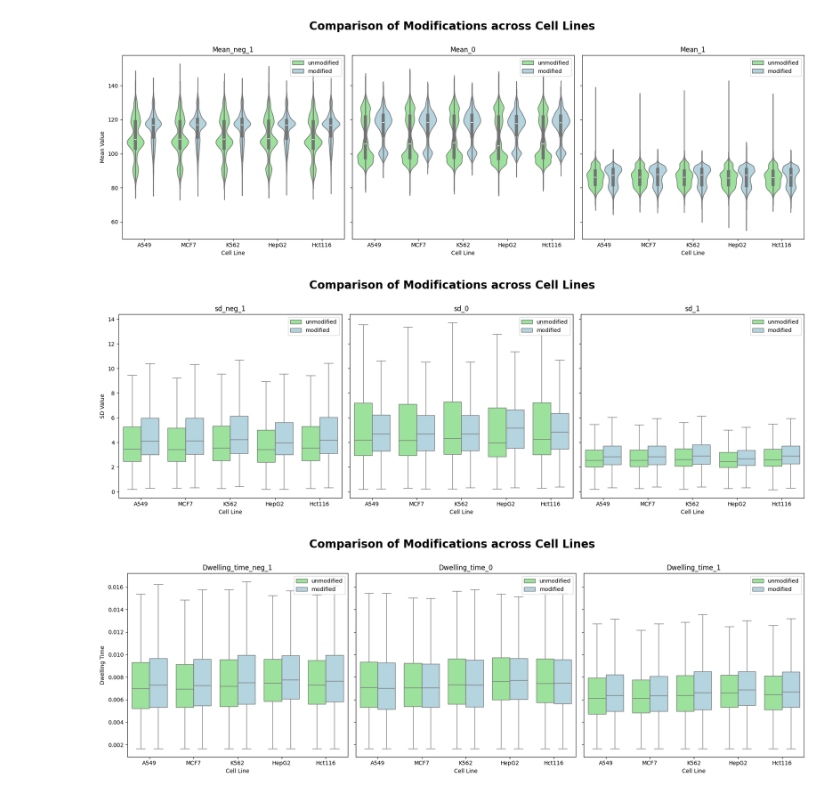
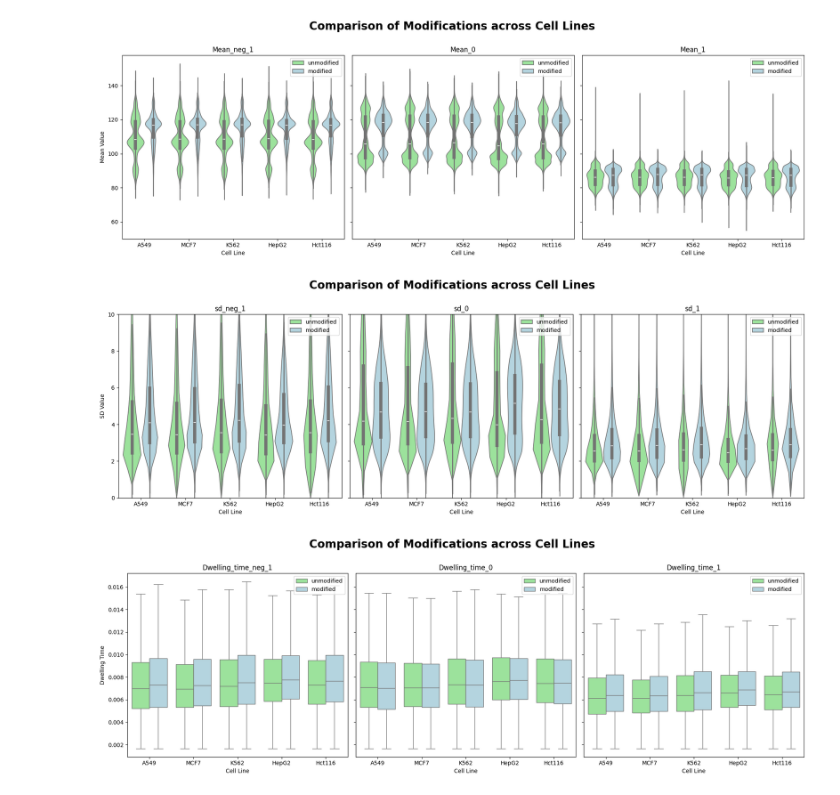
Before and after one commit to louisetxz/m6a-detection-project, a Jupyter notebook: task2.ipynb, the cells around one changed output. Cells and saved outputs as stored; diff of their text form; code cells hidden in the pictures.

```diff
--- a/task2.ipynb
+++ b/task2.ipynb
@@ -323,35 +114,36 @@ plt.show()
 # %%
 # comparison across modified/unmodified for sd across cell lines
 import pandas as pd
 import seaborn as sns
 import matplotlib.pyplot as plt
 
 # Create a figure with 1 row and 3 columns
 fig, axes = plt.subplots(1, 3, figsize=(18, 6), sharey=True)
 
 # List of columns to plot
 columns = ["sd_neg_1_mean", 'sd_0_mean', 'sd_1_mean']
 titles = ['sd_neg_1',
           'sd_0',
           'sd_1']
 
 # Loop through each axis and column to create boxplots
 for ax, col, title in zip(axes, columns, titles):
-    sns.boxplot(x='source', y=col, hue='status', data=df, ax=ax, palette=['lightgreen', 'lightblue'], showfliers=False)
+    sns.violinplot(x='source', y=col, hue='status', data=df, ax=ax, palette=['lightgreen', 'lightblue'])
     ax.set_title(title)
+    ax.set_ylim(0, 10)
     ax.set_xlabel('Cell Line')
     ax.set_ylabel('SD Value')
     ax.legend(loc='upper right')
 
 plt.suptitle('Comparison of Modifications across Cell Lines', fontsize=20, fontweight='bold', y=1.01)
 
 # Adjust layout
 plt.tight_layout()
 
 # Show the plot
 plt.show()
 # %% [output]
-[figure, old version]
+[figure, new version]
 # %%
 # comparison across modified/unmodified for dwelling time across cell lines
 import pandas as pd
```
Also changed, not shown: parts of 20 cells of this notebook, 1 other file.
